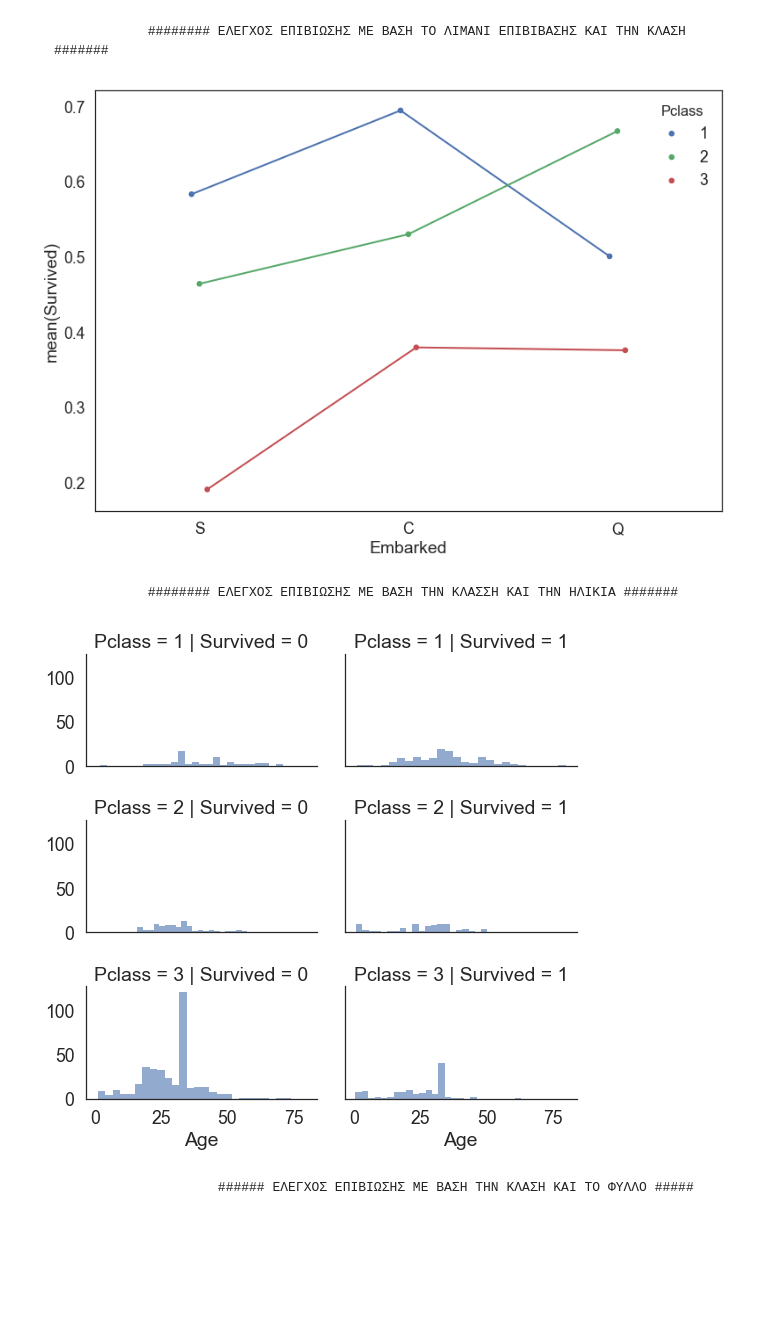
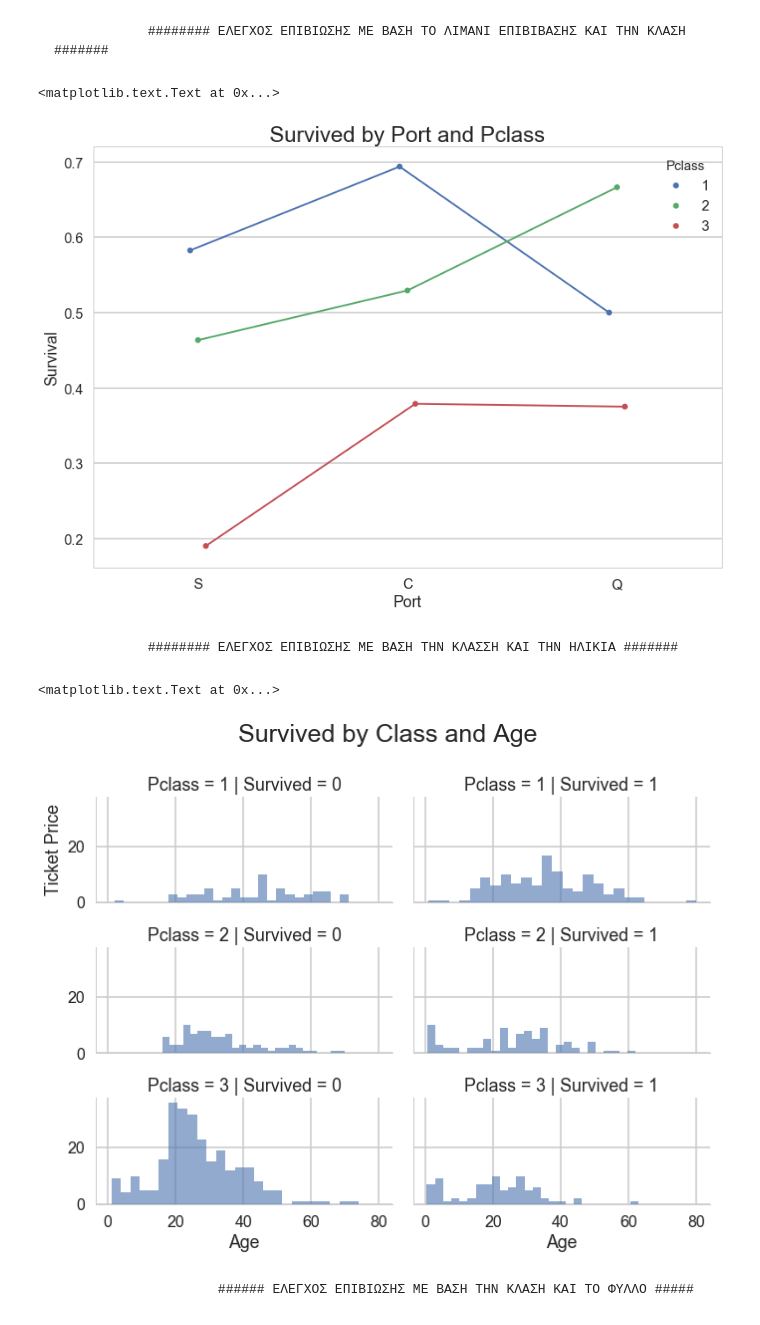
Before and after one commit to stefanosarta/titanic, a Jupyter notebook: titanic.ipynb, the cells around one changed output. Drawn from its saved outputs; the diff is of its cells as text; code cells hidden in the pictures; blank space fills up the shorter version.

```diff
--- a/titanic.ipynb
+++ b/titanic.ipynb
@@ -452,7 +458,11 @@ sns.countplot(x='Survived',hue='Embarked',data=train_df,palette='viridis')
                         ##### ΕΠΙΒΙΩΣΗ ΕΠΙΒΑΤΩΝ ΜΕ ΒΑΣΗ ΤΗΝ ΗΛΙΚΙΑ ##########
 # %%
 bins = np.arange(0, 82, 3)
-g = sns.FacetGrid(train_df, col="Survived", size=4.5, aspect=1.1)
+sns.set_context('talk')
+g = sns.FacetGrid(train_df, col="Survived", size=5.5, aspect=1.1)
 g = g.map(plt.hist, "Age", color="darkred", alpha=0.7, bins=bins)
+plt.subplots_adjust(top=0.8)
+g.fig.suptitle('Survived by Age',fontsize=25)
+g.axes[0,0].set_ylabel('Total')
 #plt.savefig('Age2.png')
 # %% [output]
@@ -461,7 +472,11 @@ g = g.map(plt.hist, "Age", color="darkred", alpha=0.7, bins=bins)
                      ######## ΕΠΙΒΙΩΣΗ ΕΠΙΒΑΤΩΝ ΜΕ ΒΑΣΗ ΤΗΝ ΤΙΜΗ ΤΟΥ ΕΙΣΙΤΗΡΙΟΥ #######
 # %%
 bins = np.arange(0, 200,5)
-g = sns.FacetGrid(train_df, col="Survived", size=4.5, aspect=1.3)
+sns.set_context('talk')
+g = sns.FacetGrid(train_df, col="Survived", size=5.5, aspect=1.1)
 g = g.map(plt.hist, "Fare", color="y", alpha=0.7, bins=bins)
+plt.subplots_adjust(top=0.8)
+g.fig.suptitle('Survived by Ticket Fare',fontsize=25)
+g.axes[0,0].set_ylabel('Ticket Price')
 #plt.savefig('Age2.png')
 # %% [output]
@@ -469,9 +485,10 @@ g = g.map(plt.hist, "Fare", color="y", alpha=0.7, bins=bins)
 # %% [markdown]
                 ######## ΕΛΕΓΧΟΣ ΕΠΙΒΙΩΣΗΣ ΜΕ ΒΑΣΗ ΤΟ ΛΙΜΑΝΙ ΕΠΙΒΙΒΑΣΗΣ ΚΑΙ ΤΟ ΦΥΛΟ #######
 # %%
-#plt.figure(figsize=(12,8))
-sns.set_style('white')
-sns.set_context('poster',font_scale=1.1)
+sns.set_context('poster')
 ax = sns.pointplot(x="Embarked", y="Survived", hue='Person',
-                   data=train_df, dodge=True, scale = 0.4, join=True, ci=None)
+                   data=train_df, dodge=True,size=1, scale = 0.4, join=True, ci=None)
+ax.axes.set_title("Survived by Port and Person",fontsize=25)
+ax.set_xlabel("Port")
+ax.set_ylabel("Survival")
 # %% [output]
@@ -479,23 +497,28 @@ ax = sns.pointplot(x="Embarked", y="Survived", hue='Person',
 # %% [markdown]
                 ######## ΕΛΕΓΧΟΣ ΕΠΙΒΙΩΣΗΣ ΜΕ ΒΑΣΗ ΤΟ ΛΙΜΑΝΙ ΕΠΙΒΙΒΑΣΗΣ ΚΑΙ ΤΗΝ ΚΛΑΣΗ #######
 # %%
-#plt.figure(figsize=(12,8))
-sns.set_style('white')
-sns.set_context('poster',font_scale=1.1)
+sns.set_context('poster')
 ax = sns.pointplot(x="Embarked", y="Survived", hue='Pclass',
                    data=train_df, dodge=True, scale = 0.4, join=True, ci=None)
+ax.axes.set_title("Survived by Port and Pclass",fontsize=25)
+ax.set_xlabel("Port")
+ax.set_ylabel("Survival")
 # %% [output]
+<matplotlib.text.Text at 0x...>
-[figure, old version]
+[figure, new version]
 # %% [markdown]
                 ######## ΕΛΕΓΧΟΣ ΕΠΙΒΙΩΣΗΣ ΜΕ ΒΑΣΗ ΤΗΝ ΚΛΑΣΣΗ ΚΑΙ ΤΗΝ ΗΛΙΚΙΑ #######
 # %%
-sns.set_style('white')
-grid = sns.FacetGrid(train_df, col='Survived', row='Pclass', size=2.6, aspect=1.5)
-grid.map(plt.hist, 'Age', alpha=.6, bins=26)
-grid.add_legend();
-#plt.savefig('Age-Class.png')
+sns.set_context('poster')
+g = sns.FacetGrid(train_df, col='Survived', row='Pclass', size=2.6, aspect=1.8)
+g.map(plt.hist, 'Age', alpha=.6, bins=26)
+g.add_legend();
+plt.subplots_adjust(top=0.85)
+g.fig.suptitle('Survived by Class and Age',fontsize=25)
+g.axes[0,0].set_ylabel('Ticket Price')
 # %% [output]
+<matplotlib.text.Text at 0x...>
-[figure, old version]
+[figure, new version]
 # %% [markdown]
                          ###### ΕΛΕΓΧΟΣ ΕΠΙΒΙΩΣΗΣ ΜΕ ΒΑΣΗ ΤΗΝ ΚΛΑΣΗ ΚΑΙ ΤΟ ΦΥΛΛΟ #####
 # %%
```
Also changed, not shown: parts of 19 cells of this notebook.
